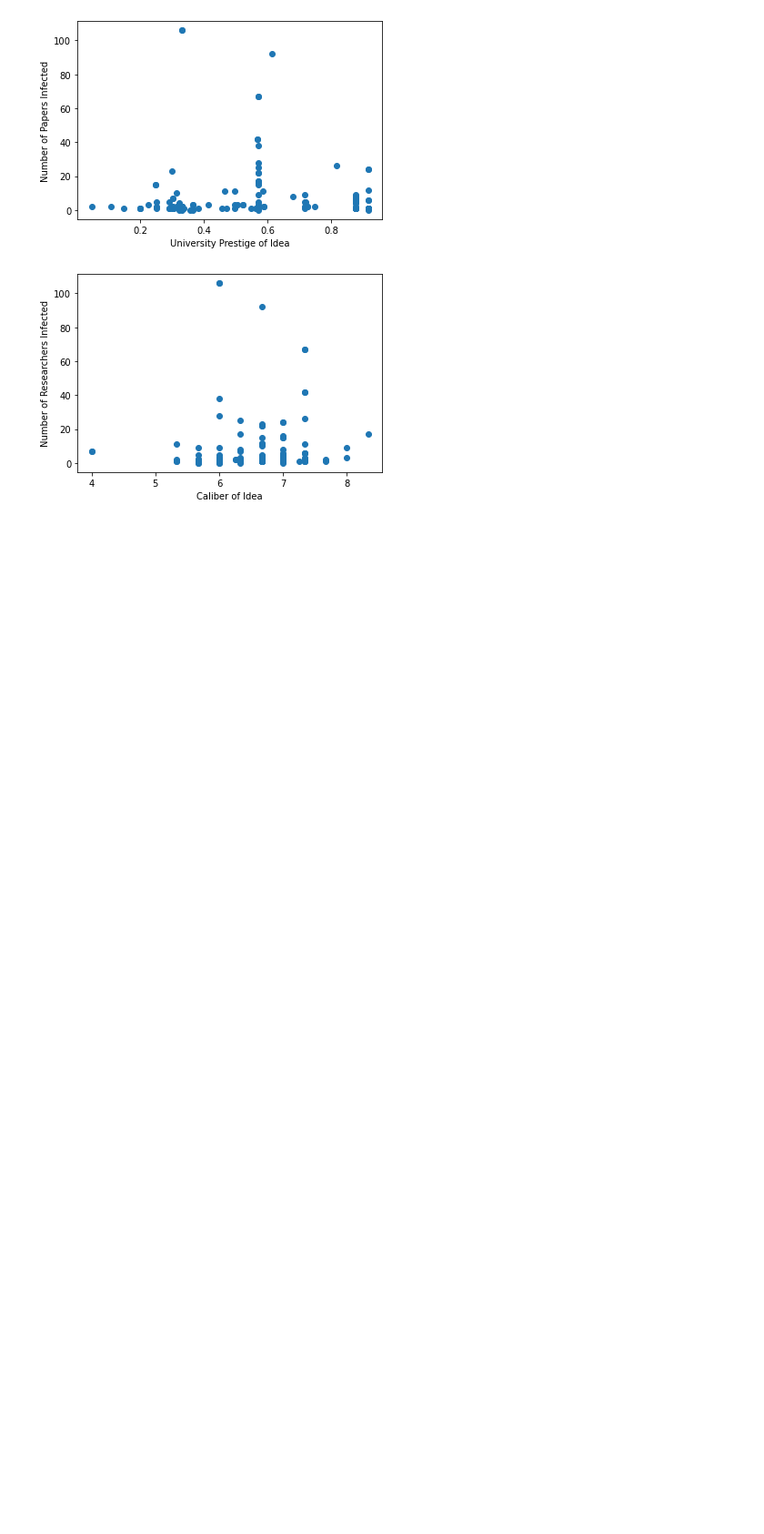
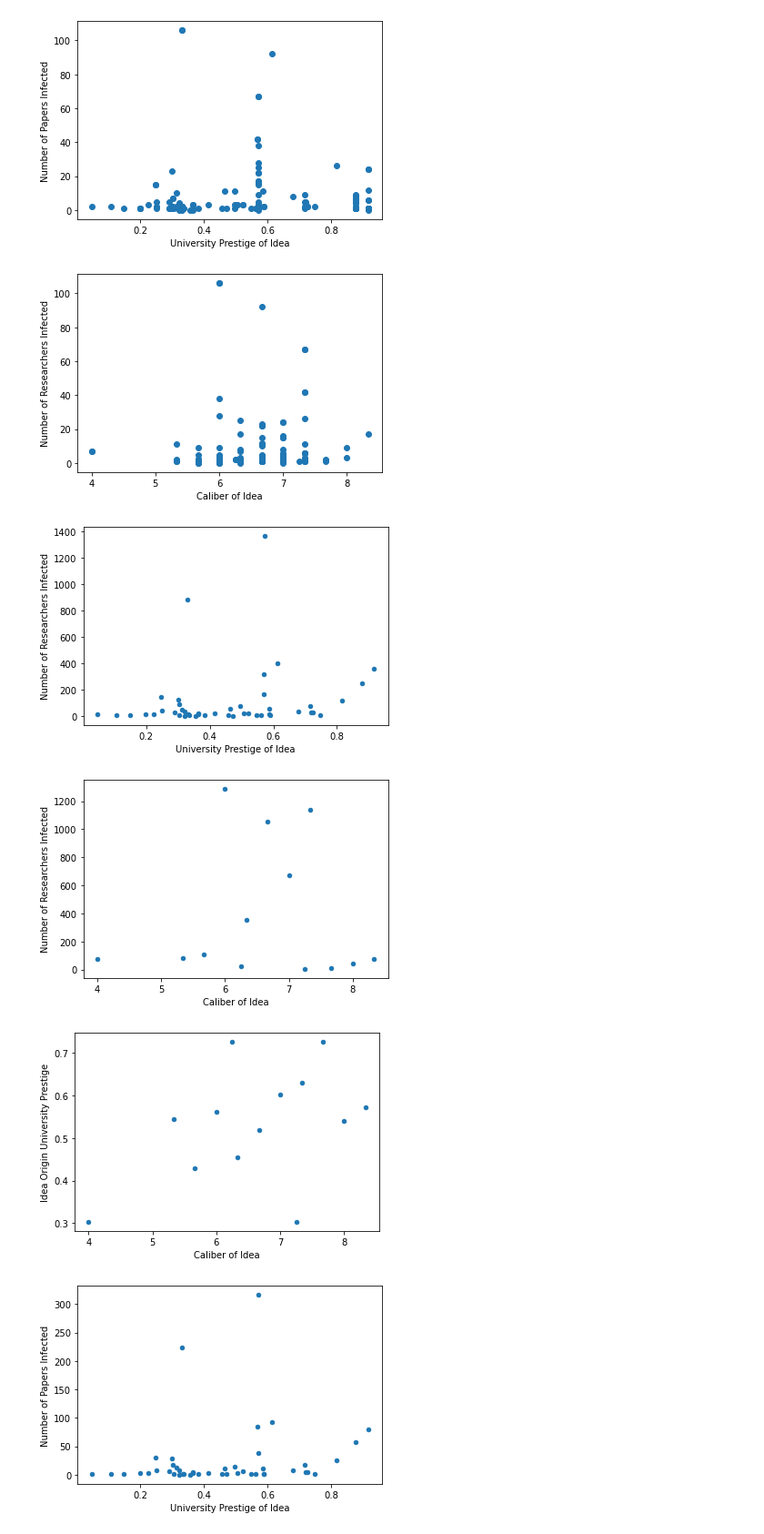
Before and after one commit to rohitmujumdar/Propagation-of-Epidemics-in-Citation-Networks, a Jupyter notebook: code/citation_network_dk.ipynb, the cells around one changed output. Shown at 91% size. Drawn from its saved outputs; the diff is of its cells as text; code cells hidden in the pictures; blank space fills up the shorter version.

```diff
--- a/code/citation_network_dk.ipynb
+++ b/code/citation_network_dk.ipynb
@@ -256,5 +256,14 @@ for idx,row in patient_zero_df.iterrows():
     network_list.append(network)
 patient_zero_df['descendants_network'] = network_list
 patient_zero_df['founders_network'] = network_list
+# %%
+def categorize(score):
+    if score < 4:
+        return 'weak'
+    if score in (4,5):
+        return 'avg'
+    if score in (6,7):
+        return 'good'
+    else: return 'strong'
 # %%
 patient_zero_df.to_pickle("..\\data\\patient_zero_data.pkl")
@@ -276,0 +270,3 @@ patient_zero_df
+# %%
+patient_zero_df['caliber'] = patient_zero_df['rating'].apply(lambda x: categorize(x))
+patient_zero_df
@@ -309,3 +319,28 @@ plt.ylabel('Number of Papers Infected')
 plt.show()
 # %% [output]
 [figure]
+# %%
+def plot_df_scatter_sum(xlabel,ylabel,x,y):
+    plot_df = pd.DataFrame()
+    plot_df[xlabel] = x
+    plot_df[ylabel] = y
+    plot_df.groupby(xlabel).agg({ylabel: ['sum']}).reset_index().plot(kind="scatter", x=xlabel, y=ylabel)
+    plt.show()
+
+def plot_df_scatter_mean(xlabel,ylabel,x,y):
+    plot_df = pd.DataFrame()
+    plot_df[xlabel] = x
+    plot_df[ylabel] = y
+    plot_df.groupby(xlabel).agg({ylabel: ['mean']}).reset_index().plot(kind="scatter", x=xlabel, y=ylabel)
+    plt.show()
+
+plot_df_scatter_sum("University Prestige of Idea","Number of Researchers Infected",patient_zero_df['prestige'],patient_zero_df['descendants_network'].apply(lambda x : len(x)))
+plot_df_scatter_sum("Caliber of Idea","Number of Researchers Infected",patient_zero_df['rating'], patient_zero_df['descendants_network'].apply(lambda x : len(x)))
+plot_df_scatter_mean("Caliber of Idea","Idea Origin University Prestige",patient_zero_df['rating'], patient_zero_df['prestige'])
+plot_df_scatter_sum("University Prestige of Idea",'Number of Papers Infected',patient_zero_df['prestige'], patient_zero_df['n_descendants'])
+plot_df_scatter_sum("Caliber of Idea",'Number of Papers Infected',patient_zero_df['rating'], patient_zero_df['n_descendants'])
+# %% [output]
+[figure, added]
+[figure, added]
+[figure, added]
+[figure, added]
```
Also changed, not shown: parts of 3 cells of this notebook, 1 other file.
